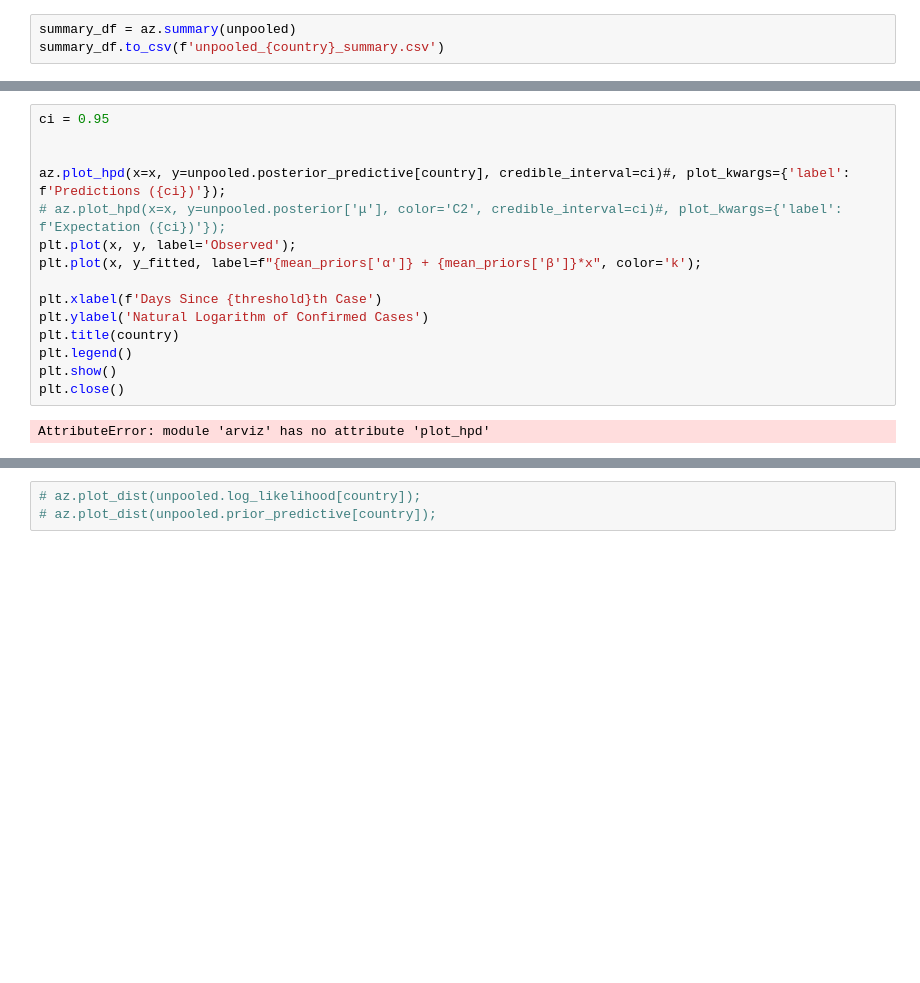
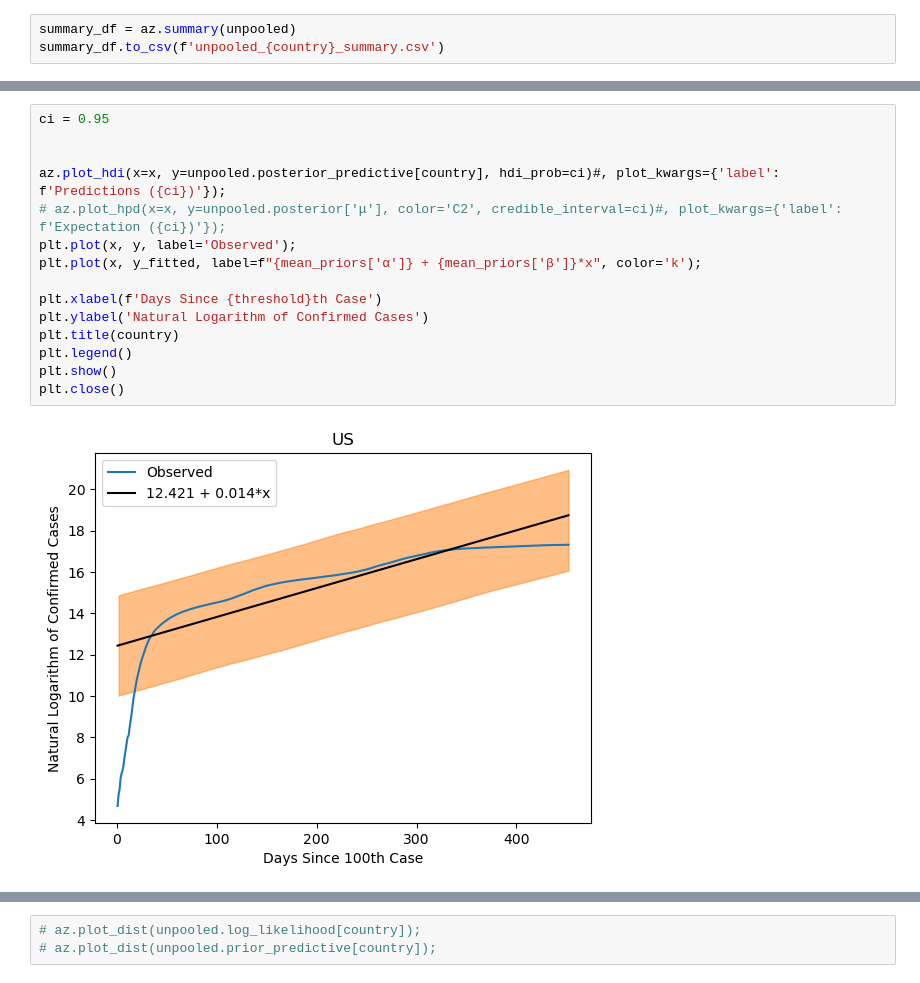
Before and after one commit to SPBU-study/statistics-2024-fall, a Jupyter notebook: baseline_reproduced.ipynb, the cells around one changed output, grey strips where cells are left out. Drawn from its saved outputs; the diff is of its cells as text; blank space fills up the shorter version.

Commit message:
Reproduce unpooled till the end

```diff
--- a/baseline_reproduced.ipynb
+++ b/baseline_reproduced.ipynb
@@ -263,20 +247,20 @@ Name: mean, dtype: float64
 # %%
 ci = 0.95
 
 
-az.plot_hpd(x=x, y=unpooled.posterior_predictive[country], credible_interval=ci)#, plot_kwargs={'label': f'Predictions ({ci})'});
+az.plot_hdi(x=x, y=unpooled.posterior_predictive[country], hdi_prob=ci)#, plot_kwargs={'label': f'Predictions ({ci})'});
 # az.plot_hpd(x=x, y=unpooled.posterior['μ'], color='C2', credible_interval=ci)#, plot_kwargs={'label': f'Expectation ({ci})'});
 plt.plot(x, y, label='Observed');
 plt.plot(x, y_fitted, label=f"{mean_priors['α']} + {mean_priors['β']}*x", color='k');
 
 plt.xlabel(f'Days Since {threshold}th Case')
 plt.ylabel('Natural Logarithm of Confirmed Cases')
 plt.title(country)
 plt.legend()
 plt.show()
 plt.close()
 # %% [output]
-AttributeError: module 'arviz' has no attribute 'plot_hpd'
+[figure, added]
 # %%
 az.r2_score(y_true=y, y_pred=unpooled.posterior_predictive[country].data.reshape(-1, y.shape[0]))
 # %% [output]
```
Also changed, not shown: parts of 11 cells of this notebook, 2 other files.
